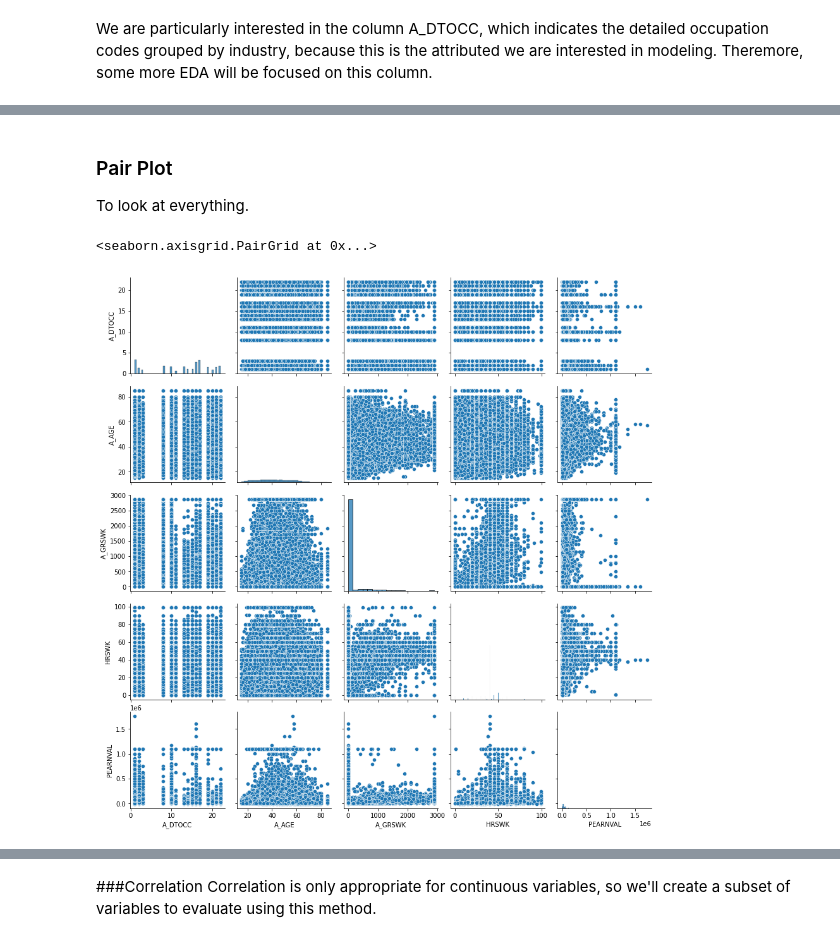
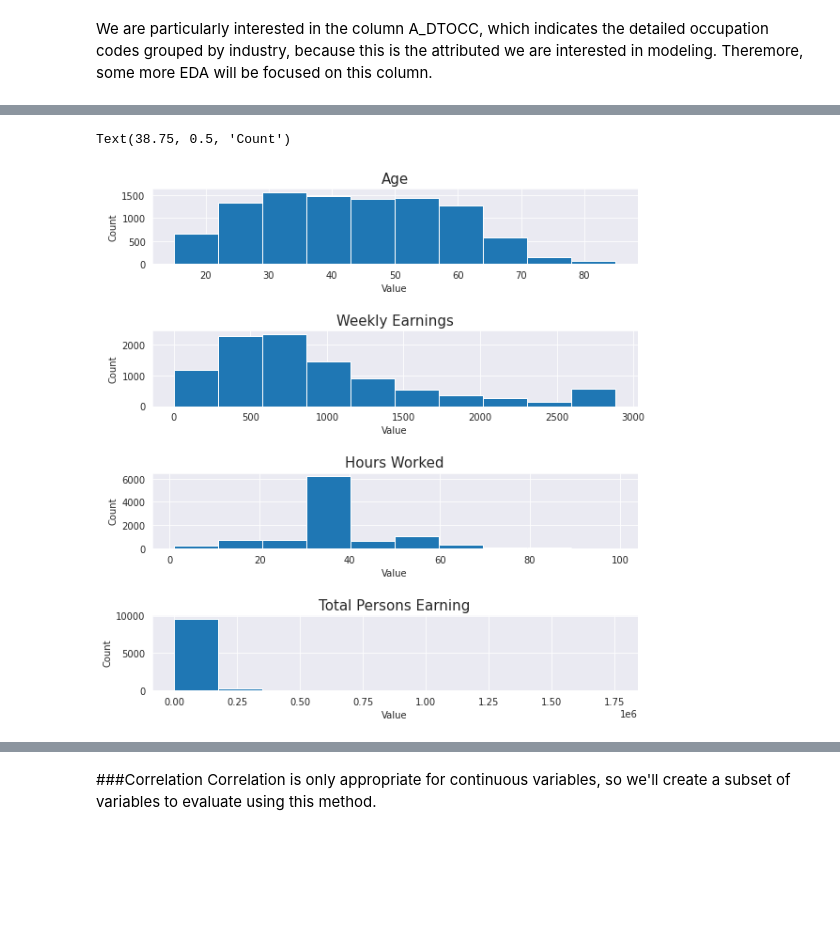
Before and after one commit to cfcastillo/DS-6-Notebooks, a Jupyter notebook: 2_Education_Capstone_EDA_and_Processing.ipynb, the cells around one changed output, grey strips where cells are left out. Saved outputs shown, nothing was run; the diff lists cells and outputs as text; code cells hidden in the pictures; blank space fills up the shorter version.

```diff
--- a/2_Education_Capstone_EDA_and_Processing.ipynb
+++ b/2_Education_Capstone_EDA_and_Processing.ipynb
@@ -228,0 +182,4 @@ Name: A_DTOCC, dtype: float64
+# %%
+# filter data to features of interest
+keep_cols = ['A_DTOCC','GEDIV','GESTFIPS','HHINC','H_TENURE','A_AGE','A_SEX','PRDTRACE','PRCITSHP','A_HGA','A_GRSWK','HRSWK','PEARNVAL','A_CLSWKR','A_MARITL','HEA','PEINUSYR']
+asec_final = asec_final[keep_cols].copy()
@@ -228,0 +206,4 @@ Name: A_DTOCC, dtype: float64
+# %%
+# Get copy of data that can be manipulated for EDA and models so we preserve original data.
+asec_eda = asec_final.copy()
+asec_models = asec_final.copy()
@@ -263,11 +288,26 @@ for i in range(dim_y): #loop rows
-# %% [markdown]
-### Pair Plot
-
-To look at everything.
-# %%
-pp_cols=[which_target, 'A_AGE', 'A_GRSWK', 'HRSWK', 'PEARNVAL']
-pp_df = asec_final.filter(items=pp_cols, axis=1)
-sns.pairplot(pp_df)
-# %% [output]
-<seaborn.axisgrid.PairGrid at 0x...>
-[figure, removed]
+# %%
+# create df with continuous variables
+hist_df = asec_eda[cont_var].copy()
+
+# plot
+fig, axs = plt.subplots(4, figsize = (8,8))
+fig.tight_layout(h_pad=5, w_pad=5)
+axs[0].hist(hist_df['A_AGE'])
+axs[0].set_title('Age', loc='center', size=15)
+axs[0].set_xlabel('Value')
+axs[0].set_ylabel('Count')
+axs[1].hist(hist_df['A_GRSWK'])
+axs[1].set_title('Weekly Earnings', loc='center', size=15)
+axs[1].set_xlabel('Value')
+axs[1].set_ylabel('Count')
+axs[2].hist(hist_df['HRSWK'])
+axs[2].set_title('Hours Worked', loc='center', size=15)
+axs[2].set_xlabel('Value')
+axs[2].set_ylabel('Count')
+axs[3].hist(hist_df['PEARNVAL'])
+axs[3].set_title('Total Persons Earning', loc='center', size=15)
+axs[3].set_xlabel('Value')
+axs[3].set_ylabel('Count')
+# %% [output]
+Text(38.75, 0.5, 'Count')
+[figure, added]
```
Also changed, not shown: parts of 104 cells of this notebook.
